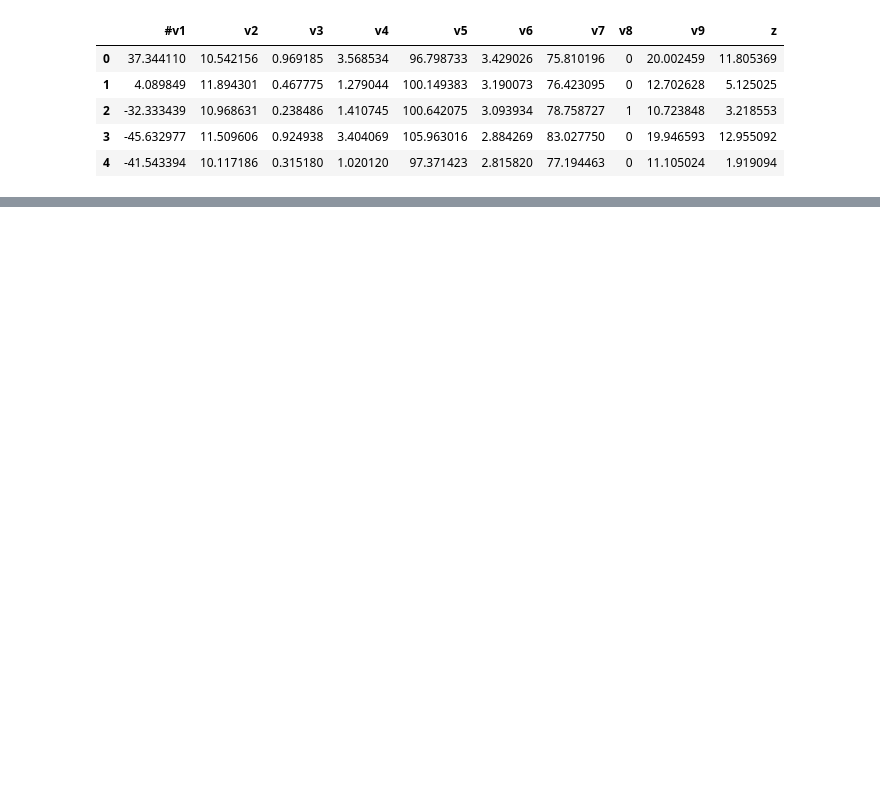
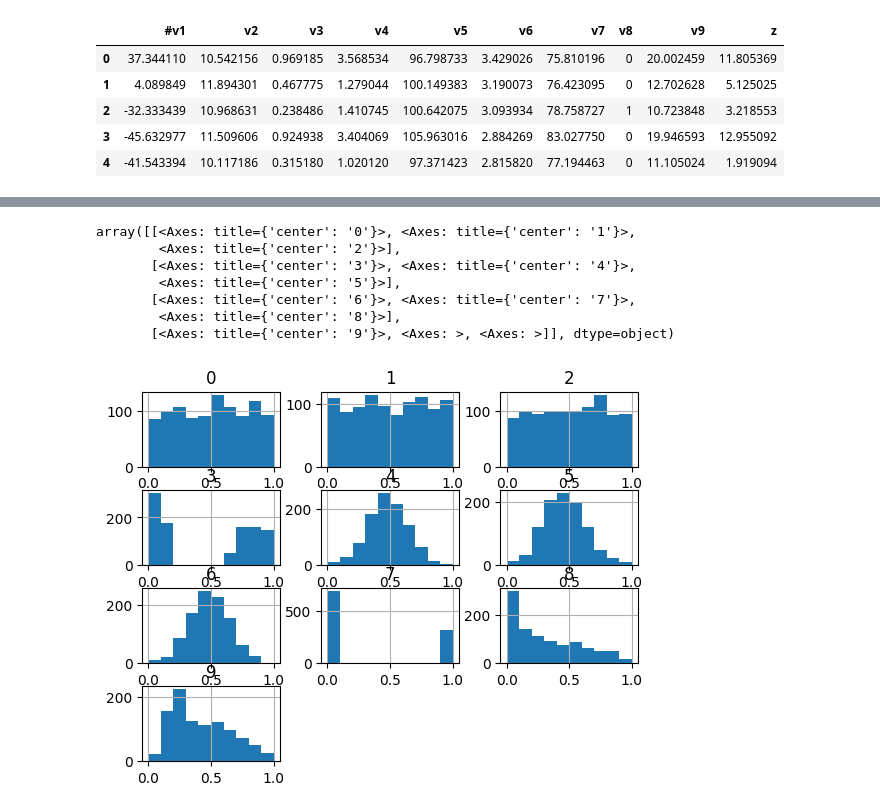
Before and after one commit to ddatsko/URV_NEC_HW1, a Jupyter notebook: data_preprocessing_synthetic.ipynb, the cells around one changed output, grey strips where cells are left out. Saved outputs shown, nothing was run; the diff lists cells and outputs as text; code cells hidden in the pictures; blank space fills up the shorter version.

```diff
--- a/data_preprocessing_synthetic.ipynb
+++ b/data_preprocessing_synthetic.ipynb
@@ -15,0 +50,20 @@ dfSynthetic.head()
+# %%
+from sklearn.preprocessing import MinMaxScaler
+from sklearn.preprocessing import StandardScaler
+
+scaler_Standardization = StandardScaler()
+scaler_Normalisation = MinMaxScaler()
+
+normalized_data = scaler_Normalisation.fit_transform(syntheticdf)
+standarized_data = scaler_Standardization.fit_transform(syntheticdf)
+# %%
+pd.DataFrame(normalized_data).hist()
+# %% [output]
+array([[<Axes: title={'center': '0'}>, <Axes: title={'center': '1'}>,
+        <Axes: title={'center': '2'}>],
+       [<Axes: title={'center': '3'}>, <Axes: title={'center': '4'}>,
+        <Axes: title={'center': '5'}>],
+       [<Axes: title={'center': '6'}>, <Axes: title={'center': '7'}>,
+        <Axes: title={'center': '8'}>],
+       [<Axes: title={'center': '9'}>, <Axes: >, <Axes: >]], dtype=object)
+[figure, added]
```
Also changed, not shown: parts of 17 cells of this notebook, 1 other file.
